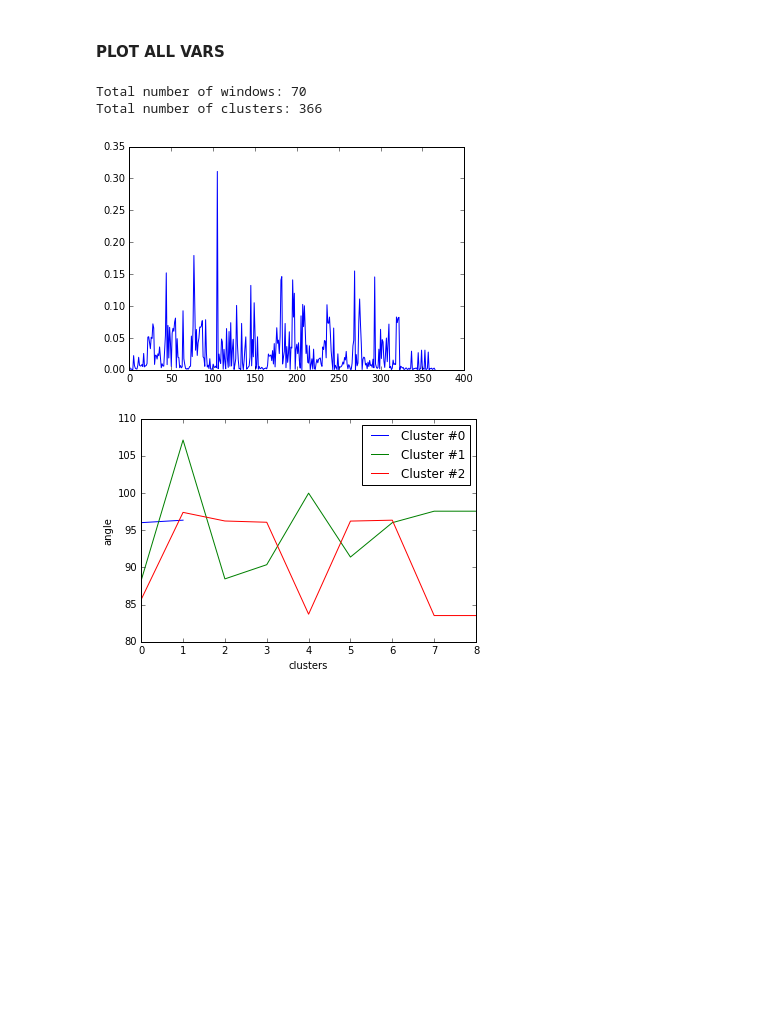
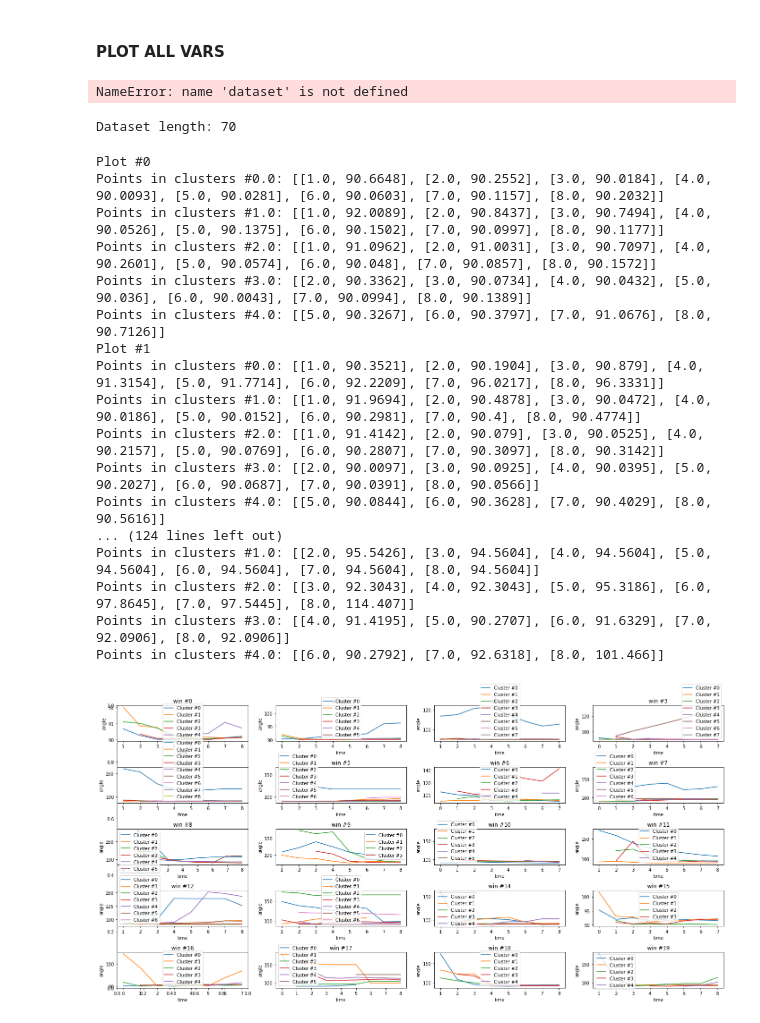
Before and after one commit to ewerlopes/leg_tracker, a Jupyter notebook: ipynb/Experiments.ipynb, the cells around one changed output. Saved outputs shown, nothing was run; the diff lists cells and outputs as text; code cells hidden in the pictures; blank space fills up the shorter version.

Commit message:
fix data generation

```diff
--- a/ipynb/Experiments.ipynb
+++ b/ipynb/Experiments.ipynb
@@ -9,7 +9,9 @@ def open_dataset(filename, sep=';'):
     win = []
     for i in f.readlines():
         i = i.strip()
-        if i != '--':
+        if i == "":
+            continue
+        elif i != '--':
             win.append([float(x) for x in i.split(',')])
         else:
             data.append(win)
@@ -110,6 +92,4 @@ print "Total number of clusters: {}".format(nclusters)
 plt.plot(all_vars)
 plt.show()
 # %% [output]
-Total number of windows: 70
-Total number of clusters: 366
+NameError: name 'dataset' is not defined
-[figure, removed]
@@ -118,17 +96,58 @@ dataset = open_dataset('log_file_jaccard.txt')
+# %%
+dataset = open_dataset('log_file.txt')
+print "Dataset length: {}".format(len(dataset))
+# %% [output]
+Dataset length: 70
 # %%
 from collections import defaultdict
 
-data = dataset[56]
+fig = figure(figsize=(20,10))
 
-points = defaultdict(list)
-for x,y in data:
-    points[x].append(y)
+ax = fig.add_subplot(1,4, 1)
 
-for k in points.keys():
-    plt.plot(range(len(points[k])), points[k], label="Cluster #{}".format(int(k)))
-plt.ylabel('angle')
-plt.xlabel('clusters')
-plt.legend(loc='best')
+s_lens = []
+
+r = range(20)
+for p in r:
+
+    data = dataset[p]
+
+    print "Plot #{}".format(p)
+
+    ax = fig.add_subplot(5,4, p+1-r[0])
+
+    points = defaultdict(list)
+    for x,stamp,y in data:
+        points[x].append([stamp,y])
+
+    for k in points.keys():
+        if len(points[k]) > 8:
+            points[k] = points[k][1:]
+        ax.plot([pt[0] for pt in points[k]], [pt[1] for pt in points[k]], label="Cluster #{}".format(int(k)))
+        ax.legend(loc='best')
+        ax.set_ylabel('angle')
+        ax.set_xlabel('time')
+        ax.set_title('win #{}'.format(p))
+        print "Points in clusters #{}: {}".format(k,points[k])
+
+plt.tight_layout()
 plt.show()
 # %% [output]
+Plot #0
+Points in clusters #0.0: [[1.0, 90.6648], [2.0, 90.2552], [3.0, 90.0184], [4.0, 90.0093], [5.0, 90.0281], [6.0, 90.0603], [7.0, 90.1157], [8.0, 90.2032]]
+Points in clusters #1.0: [[1.0, 92.0089], [2.0, 90.8437], [3.0, 90.7494], [4.0, 90.0526], [5.0, 90.1375], [6.0, 90.1502], [7.0, 90.0997], [8.0, 90.1177]]
+Points in clusters #2.0: [[1.0, 91.0962], [2.0, 91.0031], [3.0, 90.7097], [4.0, 90.2601], [5.0, 90.0574], [6.0, 90.048], [7.0, 90.0857], [8.0, 90.1572]]
+Points in clusters #3.0: [[2.0, 90.3362], [3.0, 90.0734], [4.0, 90.0432], [5.0, 90.036], [6.0, 90.0043], [7.0, 90.0994], [8.0, 90.1389]]
+Points in clusters #4.0: [[5.0, 90.3267], [6.0, 90.3797], [7.0, 91.0676], [8.0, 90.7126]]
+Plot #1
+Points in clusters #0.0: [[1.0, 90.3521], [2.0, 90.1904], [3.0, 90.879], [4.0, 91.3154], [5.0, 91.7714], [6.0, 92.2209], [7.0, 96.0217], [8.0, 96.3331]]
+Points in clusters #1.0: [[1.0, 91.9694], [2.0, 90.4878], [3.0, 90.0472], [4.0, 90.0186], [5.0, 90.0152], [6.0, 90.2981], [7.0, 90.4], [8.0, 90.4774]]
+Points in clusters #2.0: [[1.0, 91.4142], [2.0, 90.079], [3.0, 90.0525], [4.0, 90.2157], [5.0, 90.0769], [6.0, 90.2807], [7.0, 90.3097], [8.0, 90.3142]]
+Points in clusters #3.0: [[2.0, 90.0097], [3.0, 90.0925], [4.0, 90.0395], [5.0, 90.2027], [6.0, 90.0687], [7.0, 90.0391], [8.0, 90.0566]]
+Points in clusters #4.0: [[5.0, 90.0844], [6.0, 90.3628], [7.0, 90.4029], [8.0, 90.5616]]
+... (124 lines left out)
+Points in clusters #1.0: [[2.0, 95.5426], [3.0, 94.5604], [4.0, 94.5604], [5.0, 94.5604], [6.0, 94.5604], [7.0, 94.5604], [8.0, 94.5604]]
+Points in clusters #2.0: [[3.0, 92.3043], [4.0, 92.3043], [5.0, 95.3186], [6.0, 97.8645], [7.0, 97.5445], [8.0, 114.407]]
+Points in clusters #3.0: [[4.0, 91.4195], [5.0, 90.2707], [6.0, 91.6329], [7.0, 92.0906], [8.0, 92.0906]]
+Points in clusters #4.0: [[6.0, 90.2792], [7.0, 92.6318], [8.0, 101.466]]
-[figure, old version]
+[figure, new version]
```
Also changed, not shown: parts of 3 cells of this notebook, 8 other files.
